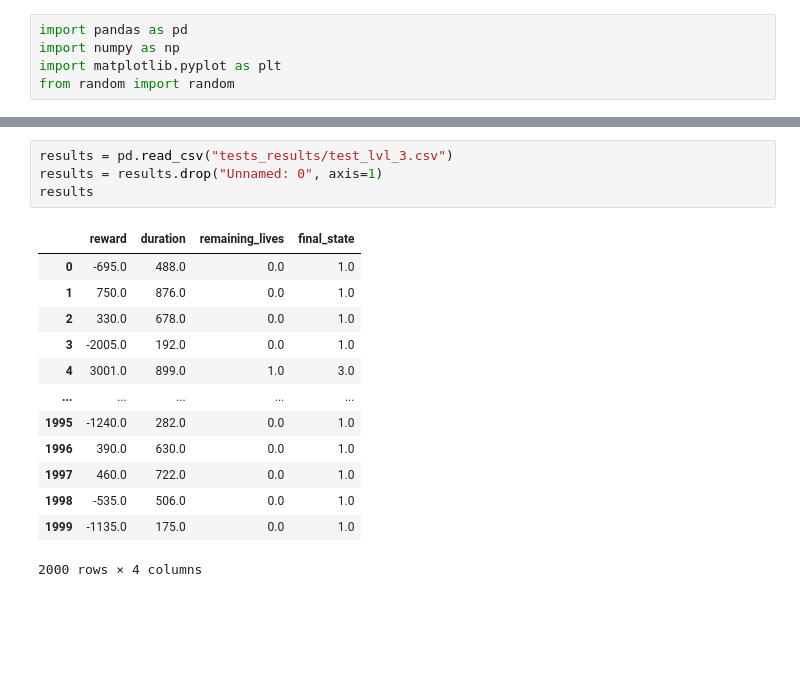
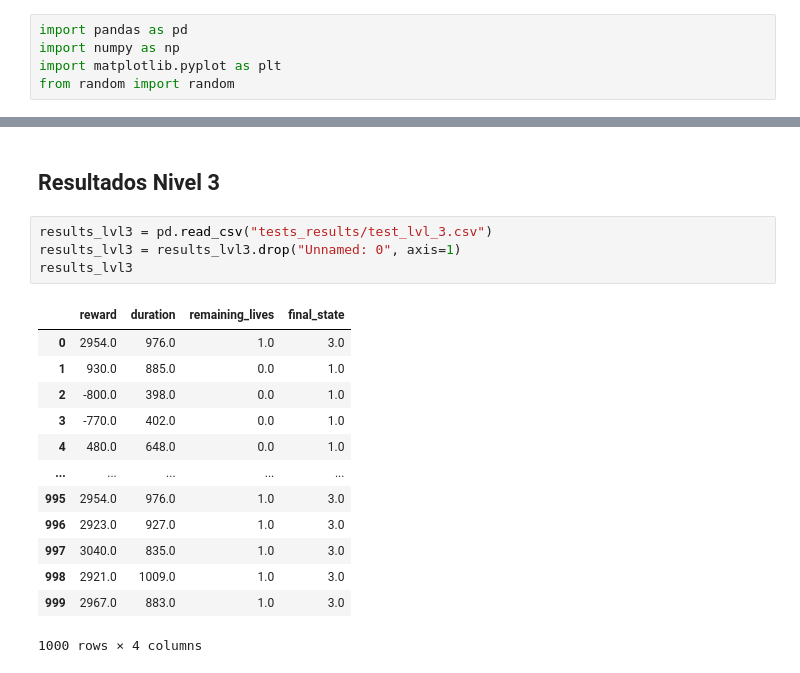
Before and after one commit to jaguzmanm/TesisIELE, a Jupyter notebook: process_results.ipynb, the cells around one changed output, grey strips where cells are left out. Saved outputs shown, nothing was run; the diff lists cells and outputs as text; blank space fills up the shorter version.

Commit message:
Test process

```diff
--- a/process_results.ipynb
+++ b/process_results.ipynb
@@ -6,18 +104,20 @@ from random import random
+# %% [markdown]
+## Resultados Nivel 3
 # %%
-results = pd.read_csv("tests_results/test_lvl_3.csv")
-results = results.drop("Unnamed: 0", axis=1)
-results
+results_lvl3 = pd.read_csv("tests_results/test_lvl_3.csv")
+results_lvl3 = results_lvl3.drop("Unnamed: 0", axis=1)
+results_lvl3
 # %% [output]
 |  | reward | duration | remaining_lives | final_state |
-| 0 | -695.0 | 488.0 | 0.0 | 1.0 |
-| 1 | 750.0 | 876.0 | 0.0 | 1.0 |
-| 2 | 330.0 | 678.0 | 0.0 | 1.0 |
-| 3 | -2005.0 | 192.0 | 0.0 | 1.0 |
-| 4 | 3001.0 | 899.0 | 1.0 | 3.0 |
+| 0 | 2954.0 | 976.0 | 1.0 | 3.0 |
+| 1 | 930.0 | 885.0 | 0.0 | 1.0 |
+| 2 | -800.0 | 398.0 | 0.0 | 1.0 |
+| 3 | -770.0 | 402.0 | 0.0 | 1.0 |
+| 4 | 480.0 | 648.0 | 0.0 | 1.0 |
 | ... | ... | ... | ... | ... |
-| 1995 | -1240.0 | 282.0 | 0.0 | 1.0 |
-| 1996 | 390.0 | 630.0 | 0.0 | 1.0 |
-| 1997 | 460.0 | 722.0 | 0.0 | 1.0 |
-| 1998 | -535.0 | 506.0 | 0.0 | 1.0 |
-| 1999 | -1135.0 | 175.0 | 0.0 | 1.0 |
+| 995 | 2954.0 | 976.0 | 1.0 | 3.0 |
+| 996 | 2923.0 | 927.0 | 1.0 | 3.0 |
+| 997 | 3040.0 | 835.0 | 1.0 | 3.0 |
+| 998 | 2921.0 | 1009.0 | 1.0 | 3.0 |
+| 999 | 2967.0 | 883.0 | 1.0 | 3.0 |
-2000 rows × 4 columns
+1000 rows × 4 columns
```
Also changed, not shown: parts of 20 cells of this notebook, 6 other files.
